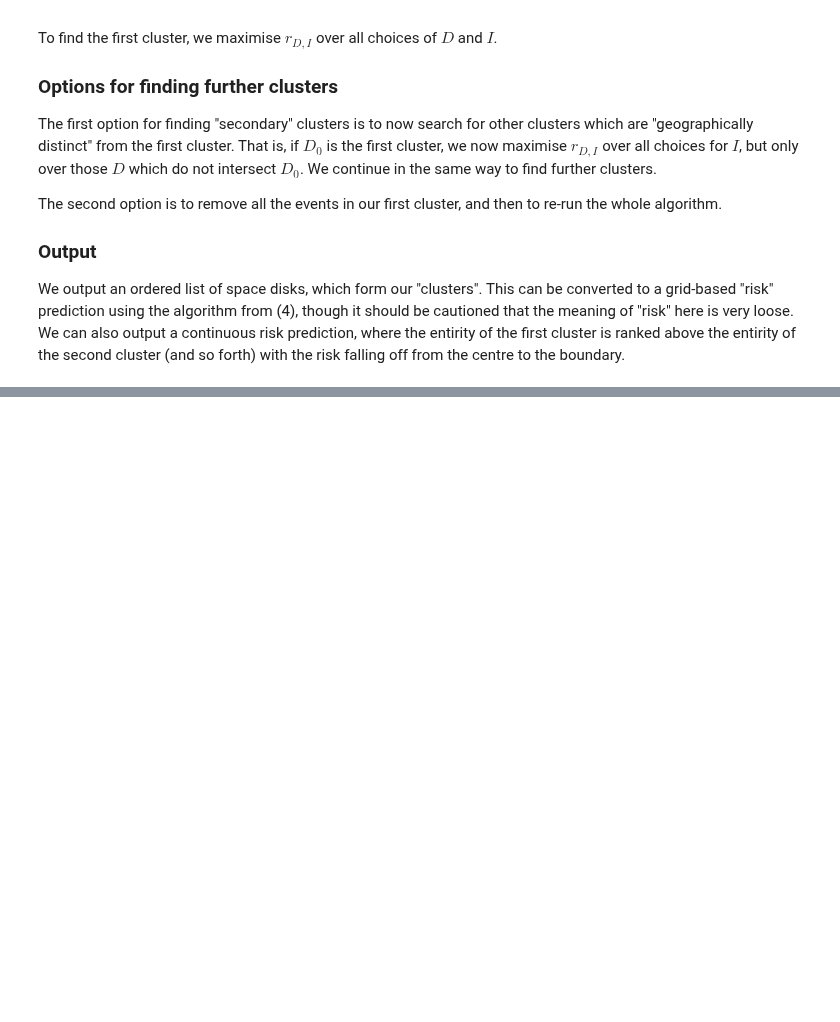
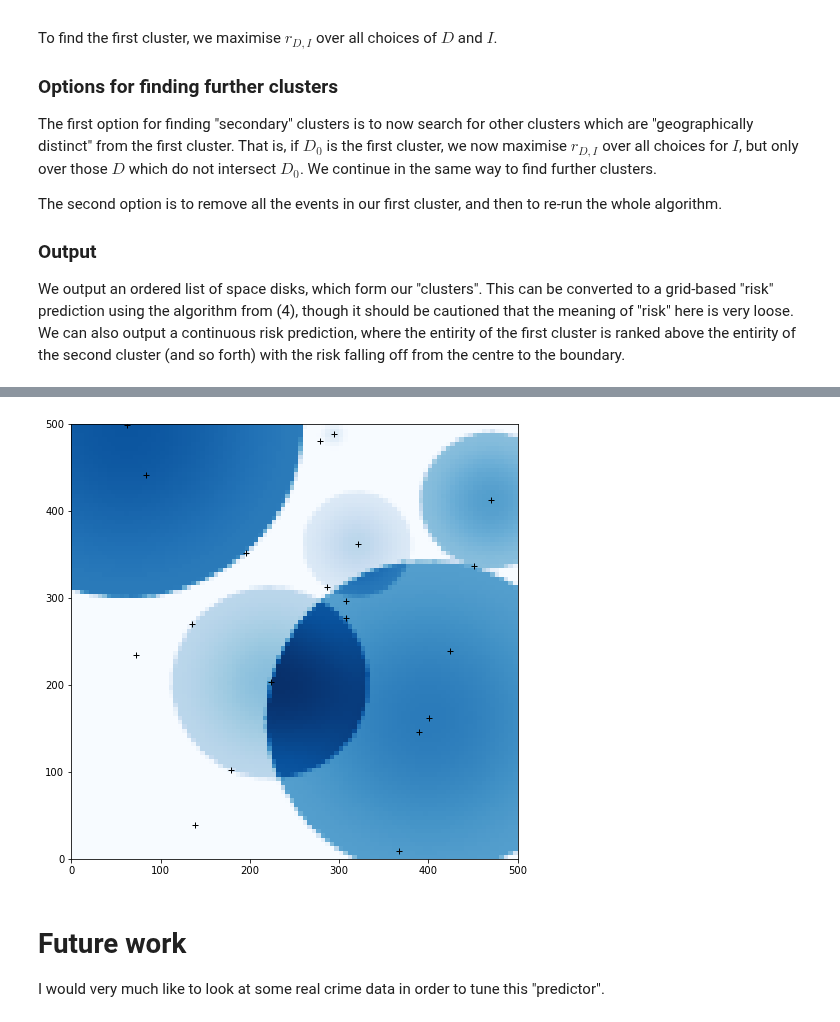
Before and after one commit to QuantCrimAtLeeds/PredictCode, a Jupyter notebook: examples/Space-Time Scan Statistic.ipynb, the cells around one changed output, grey strips where cells are left out. Saved outputs shown, nothing was run; the diff lists cells and outputs as text; code cells hidden in the pictures; blank space fills up the shorter version.

```diff
--- a/examples/Space-Time Scan Statistic.ipynb
+++ b/examples/Space-Time Scan Statistic.ipynb
@@ -135,0 +189,19 @@ We output an ordered list of space disks, which form our "clusters".  This can b
+# %%
+prediction = result.continuous_prediction()
+# %%
+prediction.cell_height = 5
+prediction.cell_width = 5
+grid = open_cp.predictors.GridPredictionArray.from_continuous_prediction(prediction, 100, 100)
+# %%
+fig, ax = plt.subplots(figsize=(8,8))
+ax.set(xlim=[region.xmin, region.xmax], ylim=[region.ymin, region.ymax])
+
+ax.pcolormesh(*grid.mesh_data(), grid.intensity_matrix, cmap="Blues")
+ax.scatter(points.xcoords, points.ycoords, linewidth=1, marker="+", color="Black")
+None
+# %% [output]
+[figure, added]
+# %% [markdown]
+# Future work
+
+I would very much like to look at some real crime data in order to tune this "predictor".
```
Also changed, not shown: parts of 9 cells of this notebook, 3 other files.
